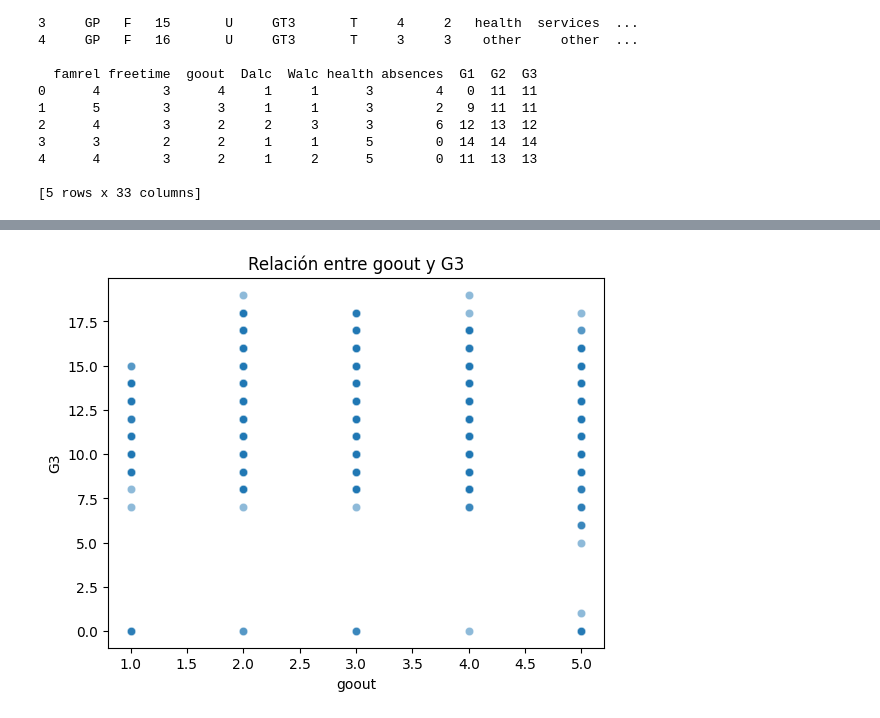
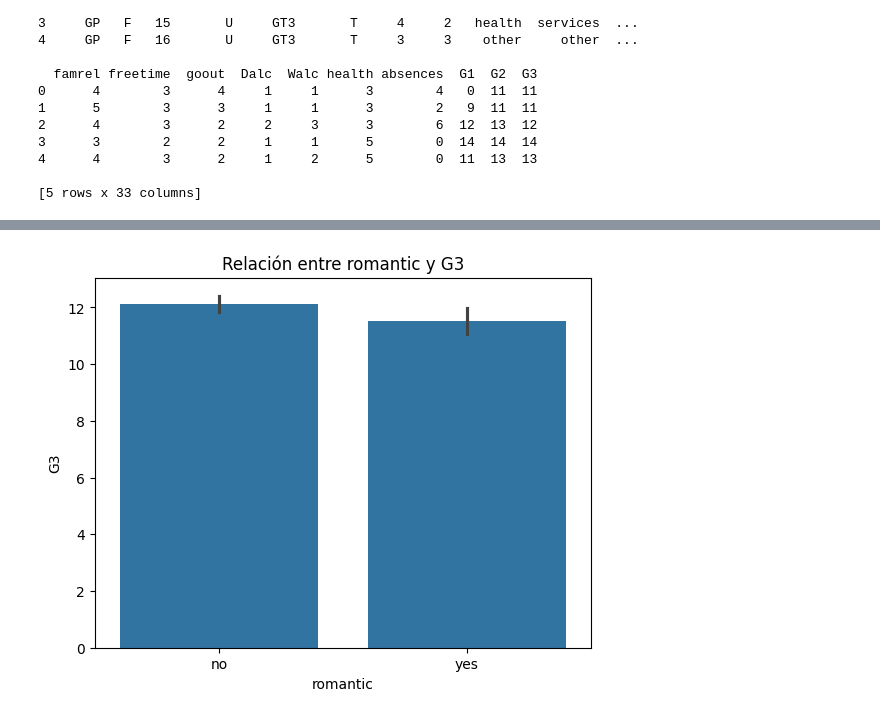
Before and after one commit to Tumup/estadistica, a Jupyter notebook: ESTADISTICA/analisis.ipynb, the cells around one changed output, grey strips where cells are left out. Saved outputs shown, nothing was run; the diff lists cells and outputs as text; code cells hidden in the pictures.

```diff
--- a/ESTADISTICA/analisis.ipynb
+++ b/ESTADISTICA/analisis.ipynb
@@ -65,17 +87,19 @@ plt.show()
 # %%
 import seaborn as sns
 import matplotlib.pyplot as plt
 import pandas as pd
 
 # Suponiendo que ya has leído el DataFrame df desde el archivo CSV
 
 # Selecciona las variables de interés
-variable_x = 'goout'
+variable_x = 'romantic'
 variable_y = 'G3'
 
-# Crea el gráfico de dispersión con seaborn
-sns.scatterplot(x=variable_x, y=variable_y, data=df, alpha=0.5)
+# Crea un gráfico de barras utilizando seaborn
+sns.barplot(x=variable_x, y=variable_y, data=df)
 plt.title(f'Relación entre {variable_x} y {variable_y}')
+plt.xlabel(variable_x)
+plt.ylabel(variable_y)
 plt.show()
 # %% [output]
-[figure, old version]
+[figure, new version]
```
Also changed, not shown: parts of 8 cells of this notebook.
